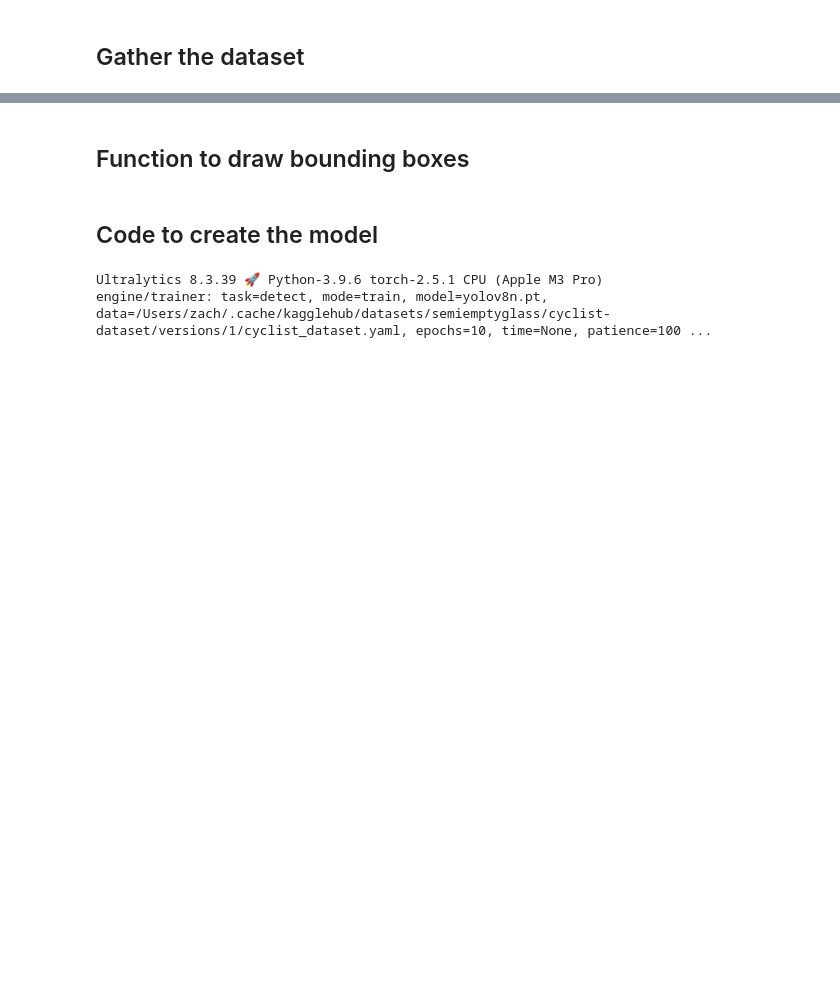
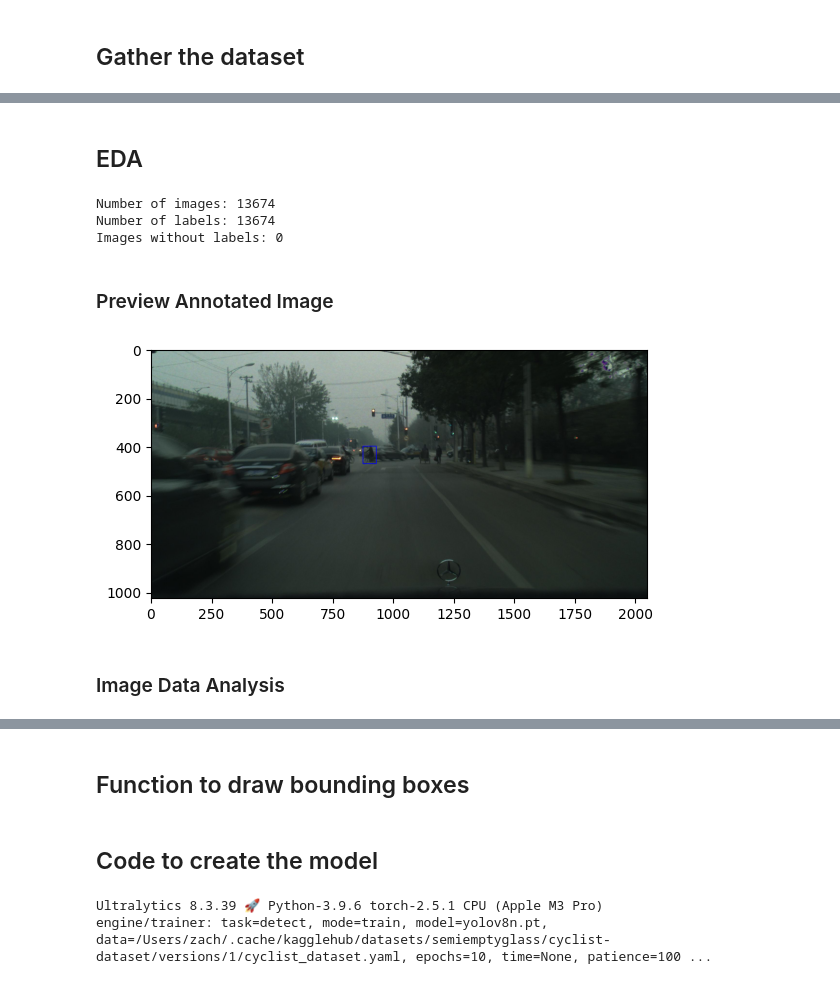
Before and after one commit to zacharyartman/aai521-group1, a Jupyter notebook: main.ipynb, the cells around one changed output, grey strips where cells are left out. Drawn from its saved outputs; the diff is of its cells as text; code cells hidden in the pictures; blank space fills up the shorter version.

```diff
--- a/main.ipynb
+++ b/main.ipynb
@@ -14,0 +22,40 @@ labels_path = os.path.join(dataset_path, "labels")
+# %% [markdown]
+## EDA
+# %%
+# Count image and label files
+image_files = os.listdir(images_path)
+label_files = os.listdir(labels_path)
+
+print(f"Number of images: {len(image_files)}")
+print(f"Number of labels: {len(label_files)}")
+
+# Check for mismatched files
+missing_labels = [img for img in image_files if os.path.splitext(img)[0] + ".txt" not in label_files]
+print(f"Images without labels: {len(missing_labels)}")
+# %% [output]
+Number of images: 13674
+Number of labels: 13674
+Images without labels: 0
+# %% [markdown]
+### Preview Annotated Image
+# %%
+# Display a random image with its annotations
+image_file = os.path.join(images_path, image_files[0])
+label_file = os.path.join(labels_path, os.path.splitext(image_files[0])[0] + ".txt")
+
+image = cv2.imread(image_file)
+with open(label_file, "r") as f:
+    annotations = f.readlines()
+
+for ann in annotations:
+    cls, x_center, y_center, width, height = map(float, ann.split())
+    h, w, _ = image.shape
+    x1, y1, x2, y2 = int((x_center - width / 2) * w), int((y_center - height / 2) * h), int((x_center + width / 2) * w), int((y_center + height / 2) * h)
+    cv2.rectangle(image, (x1, y1), (x2, y2), (255, 0, 0), 2)
+
+plt.imshow(cv2.cvtColor(image, cv2.COLOR_BGR2RGB))
+plt.show()
+# %% [output]
+[figure, added]
+# %% [markdown]
+### Image Data Analysis
```
Also changed, not shown: parts of 6 cells of this notebook.
